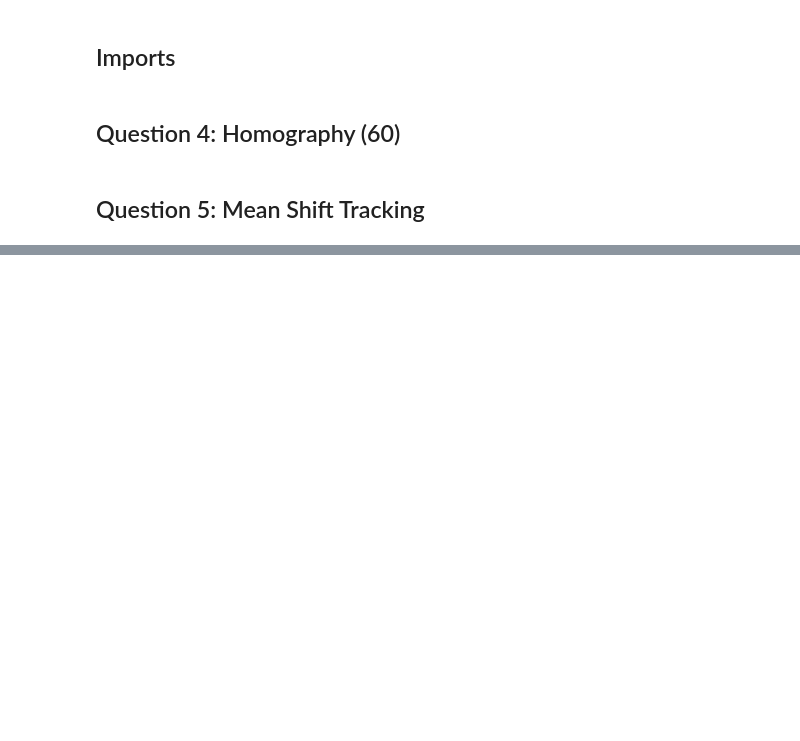
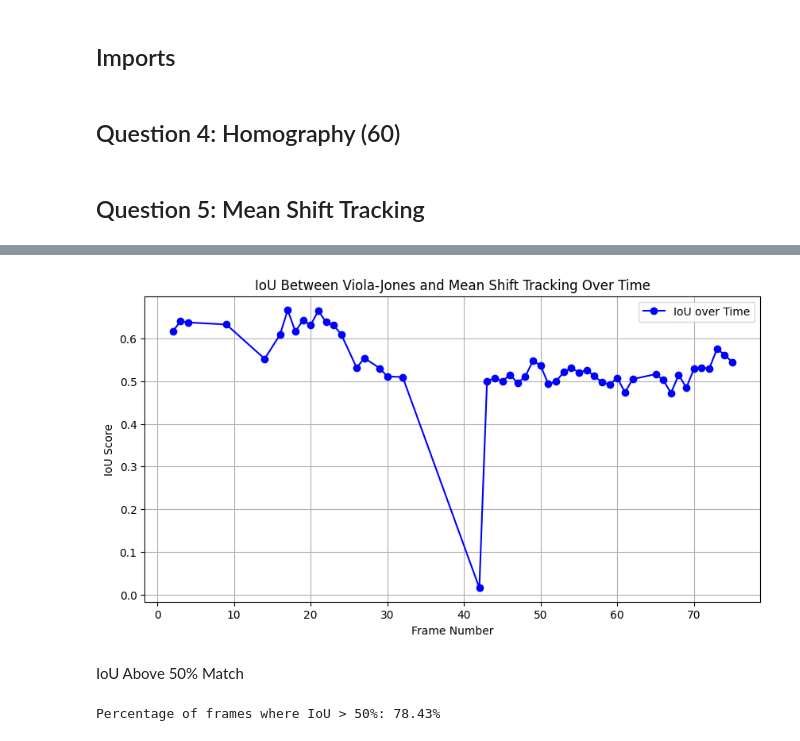
Before and after one commit to humzkhan/CSC420A4, a Jupyter notebook: A4.ipynb, the cells around one changed output, grey strips where cells are left out. Drawn from its saved outputs; the diff is of its cells as text; code cells hidden in the pictures; blank space fills up the shorter version.

```diff
--- a/A4.ipynb
+++ b/A4.ipynb
@@ -27,0 +123,31 @@ from collections import OrderedDict
+# %%
+def calculate_iou(boxA, boxB):
+    """
+    Compute the Intersection over Union (IoU) between two bounding boxes.
+
+    Args:
+    - boxA, boxB: (x, y, w, h) format
+
+    Returns:
+    - IoU score (float between 0 and 1)
+    """
+    xA = max(boxA[0], boxB[0])
+    yA = max(boxA[1], boxB[1])
+    xB = min(boxA[0] + boxA[2], boxB[0] + boxB[2])
+    yB = min(boxA[1] + boxA[3], boxB[1] + boxB[3])
+
+    # Compute intersection area
+    intersection = max(0, xB - xA) * max(0, yB - yA)
+
+    # Compute areas of both bounding boxes
+    areaA = boxA[2] * boxA[3]
+    areaB = boxB[2] * boxB[3]
+
+    # Compute union
+    union = areaA + areaB - intersection
+
+    # Avoid division by zero
+    if union == 0:
+        return 0.0
+
+    return intersection / union
@@ -27,0 +200,27 @@ from collections import OrderedDict
+# %%
+import matplotlib.pyplot as plt
+
+plt.figure(figsize=(10, 5))
+plt.plot(frame_numbers, iou_values, marker='o', linestyle='-', color='b', label="IoU over Time")
+plt.xlabel("Frame Number")
+plt.ylabel("IoU Score")
+plt.title("IoU Between Viola-Jones and Mean Shift Tracking Over Time")
+plt.legend()
+plt.grid(True)
+plt.show()
+# %% [output]
+[figure, added]
+# %% [markdown]
+IoU Above 50% Match
+# %%
+# Calculate the percentage of frames where IoU > 50%
+iou_threshold = 0.5
+num_frames_above_threshold = sum(1 for iou in iou_values if iou > iou_threshold)
+total_frames = len(iou_values)
+
+# Compute the percentage
+percentage_above_threshold = (num_frames_above_threshold / total_frames) * 100
+
+print(f"Percentage of frames where IoU > 50%: {percentage_above_threshold:.2f}%")
+# %% [output]
+Percentage of frames where IoU > 50%: 78.43%
```
Also changed, not shown: parts of 15 cells of this notebook.
